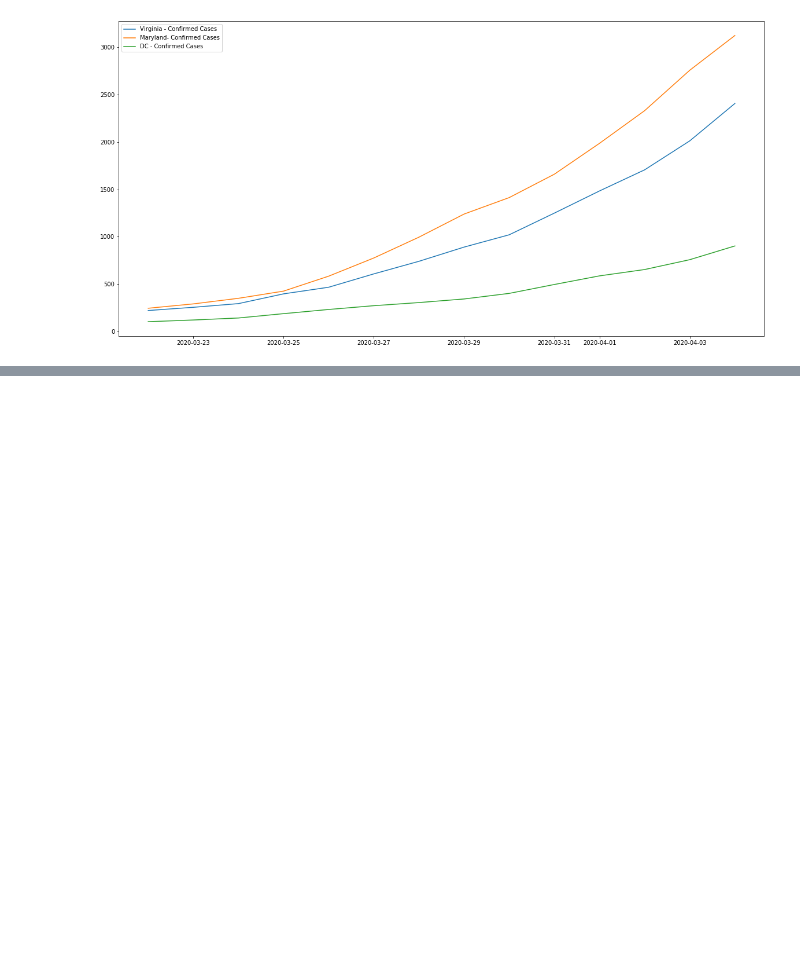
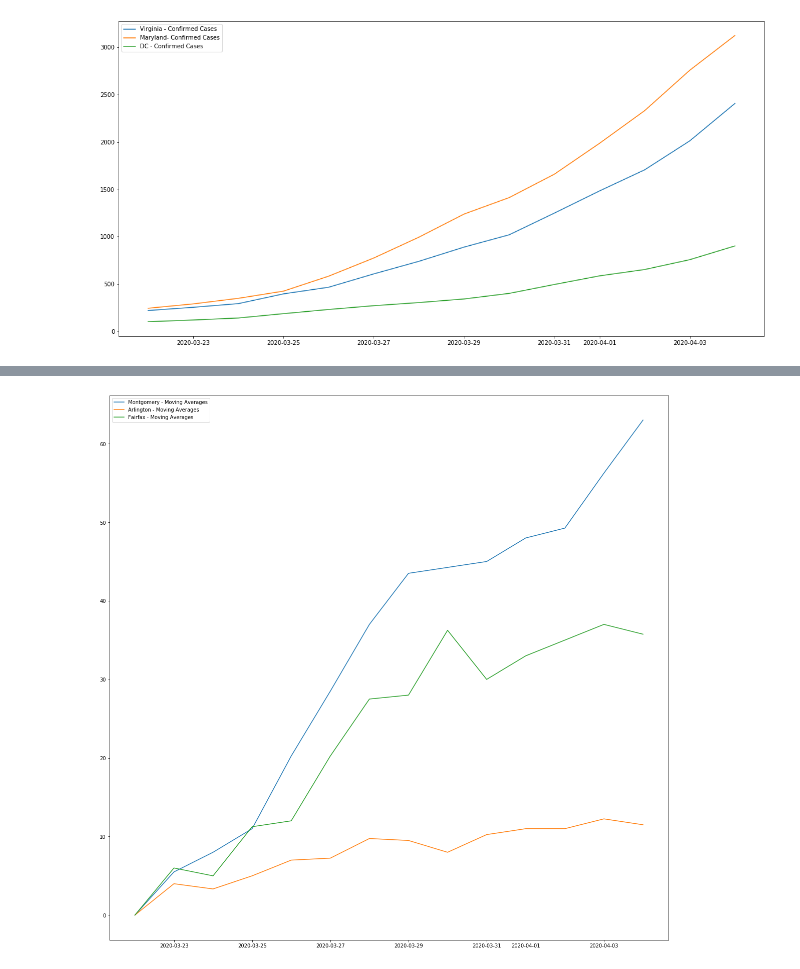
Before and after one commit to mtwtan/covid19, a Jupyter notebook: jhu/notebooks/covid19_jhu.ipynb, the cells around one changed output, grey strips where cells are left out. Saved outputs shown, nothing was run; the diff lists cells and outputs as text; code cells hidden in the pictures; blank space fills up the shorter version.

```diff
--- a/jhu/notebooks/covid19_jhu.ipynb
+++ b/jhu/notebooks/covid19_jhu.ipynb
@@ -214,12 +214,12 @@ df_fairfax.show()
 %spark -o df_fairfax
 # %%
 df_arlington = spark.sql("""select from_unixtime(unix_timestamp(concat(year,'-',month,'-',day),'yyyy-MM-dd')) as date,
-sum(confirmed) as numConfirmed
+admin2 as county, sum(confirmed) as numConfirmed
 from covid19.jhu_daily_new
-where year='2020' and (month='03' or month='04')
+where year='2020' and int(month) > 2
 and country_region = 'US' and
 ( province_state = 'Virginia' ) and ( admin2 = 'Arlington' )
-group by unix_timestamp(concat(year,'-',month,'-',day),'yyyy-MM-dd'),admin2,province_state
+group by admin2, unix_timestamp(concat(year,'-',month,'-',day),'yyyy-MM-dd'),admin2,province_state
 order by unix_timestamp(concat(year,'-',month,'-',day),'yyyy-MM-dd') asc, sum(confirmed) desc""")
 df_arlington.show()
 
@@ -252,12 +252,12 @@ df_arlington.show()
 %spark -o df_arlington
 # %%
 df_montgomery = spark.sql("""select from_unixtime(unix_timestamp(concat(year,'-',month,'-',day),'yyyy-MM-dd')) as date,
-sum(confirmed) as numConfirmed
+admin2 as county, sum(confirmed) as numConfirmed
 from covid19.jhu_daily_new
-where year='2020' and (month='03' or month='04')
+where year='2020' and int(month) > 2
 and country_region = 'US' and
 ( province_state = 'Maryland' ) and ( admin2 = 'Montgomery' )
-group by unix_timestamp(concat(year,'-',month,'-',day),'yyyy-MM-dd'),admin2,province_state
+group by admin2, unix_timestamp(concat(year,'-',month,'-',day),'yyyy-MM-dd'),admin2,province_state
 order by unix_timestamp(concat(year,'-',month,'-',day),'yyyy-MM-dd') asc, sum(confirmed) desc""")
 df_montgomery.show()
 
@@ -345,3 +345,9 @@ plt.legend()
 plt.show()
 # %% [output]
 [figure]
+# %%
+df_dmv = df_fairfax.union(df_arlington).union(df_montgomery)
+movAvgSpec = Window.partitionBy("county").orderBy("date").rowsBetween(-3,0)
+
+df_dmv_movAvg = df_dmv.withColumn( "movingAverage", F.avg("change").over(movAvgSpec) )
+df_dmv_movAvg.show()
@@ -347,0 +375,9 @@ plt.show()
+# %%
+df_dmv_counties = spark.sql("""select admin2 as county
+from covid19.jhu_daily_new
+where ( province_state = 'Virginia' and admin2 = 'Fairfax' ) or
+( province_state = 'Virginia' and admin2 = 'Arlington' ) or
+( province_state = 'Maryland' and admin2 = 'Montgomery' )
+group by county
+""")
+df_dmv_counties.show()
@@ -347,0 +395,10 @@ plt.show()
+# %%
+%local
+plt.figure(figsize=(20,20))
+for index in df_dmv_counties.index:
+  plt.plot('date', 'movingAverage', data=df_dmv_movAvg.loc[df_dmv_movAvg['county']==df_dmv_counties['county'][index]],label=df_dmv_counties['county'][index] + ' - Moving Averages')
+  plt.text
+plt.legend()
+plt.show()
+# %% [output]
+[figure, added]
```
Also changed, not shown: parts of 13 cells of this notebook.
